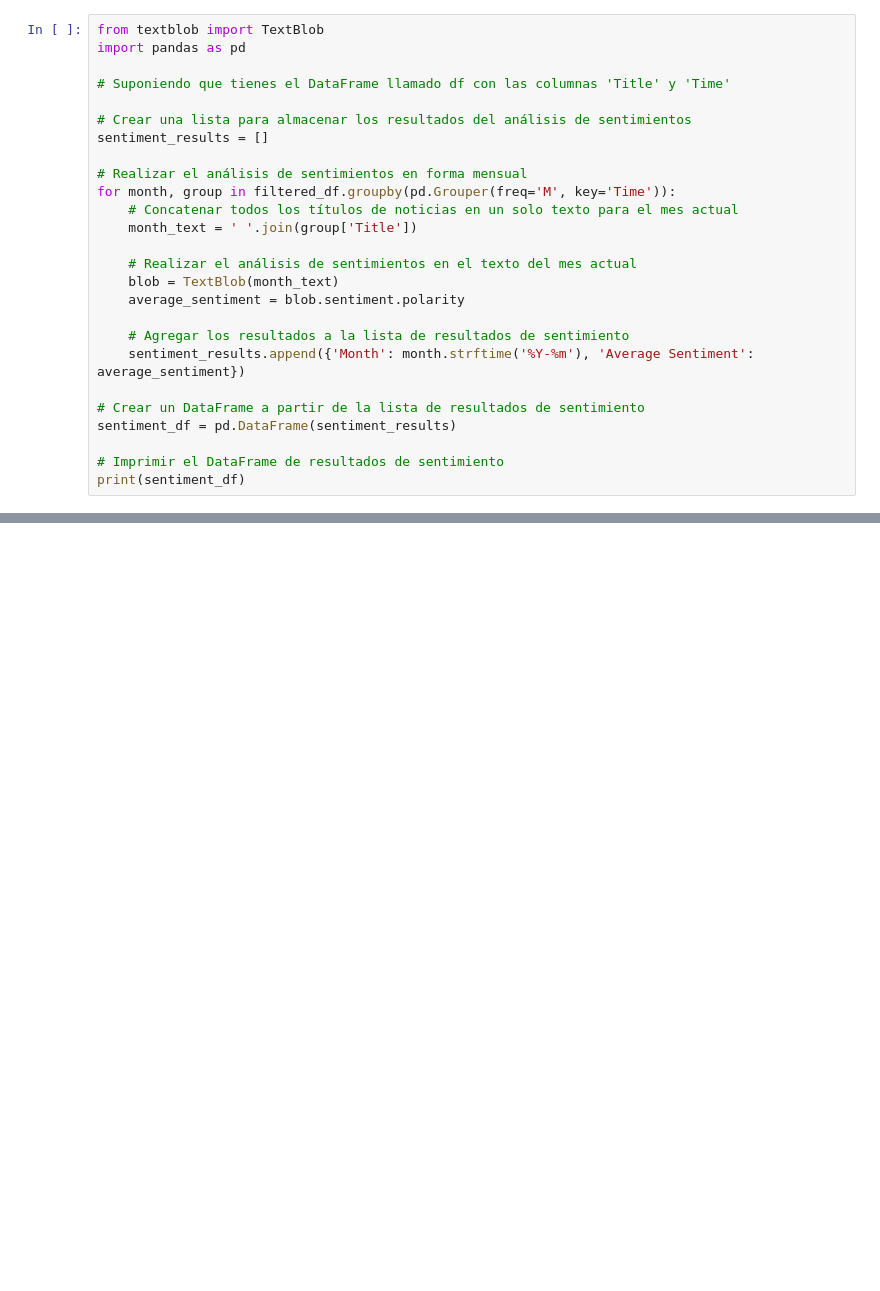
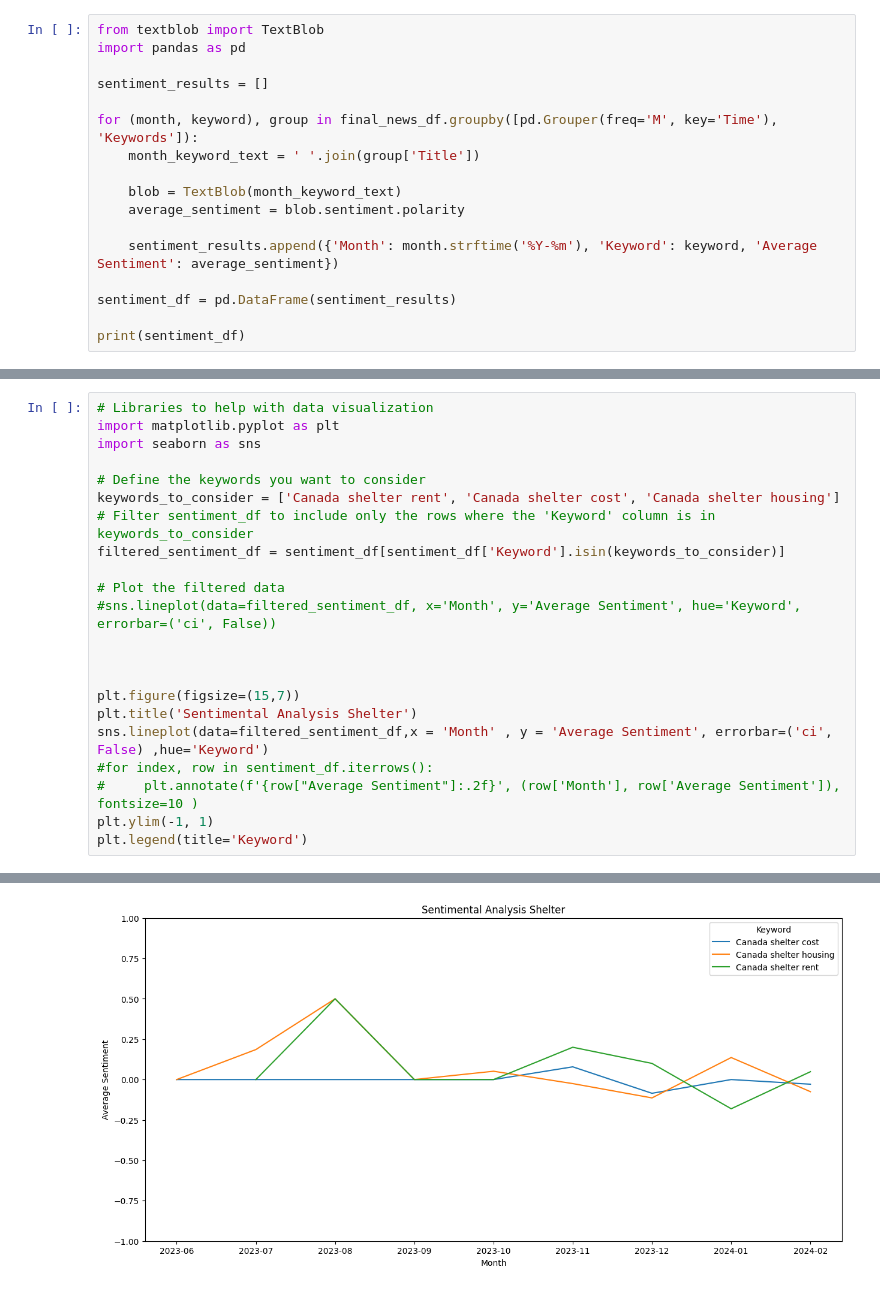
Before and after one commit to xstorresm/Sentimental_Analysis, a Jupyter notebook: CaptureMassiveNews.ipynb, the cells around one changed output, grey strips where cells are left out. Saved outputs shown, nothing was run; the diff lists cells and outputs as text; blank space fills up the shorter version.

```diff
--- a/CaptureMassiveNews.ipynb
+++ b/CaptureMassiveNews.ipynb
@@ -208,25 +235,16 @@ filtered_df.to_csv('news2.csv', index=False)
 from textblob import TextBlob
 import pandas as pd
 
-# Suponiendo que tienes el DataFrame llamado df con las columnas 'Title' y 'Time'
-
-# Crear una lista para almacenar los resultados del análisis de sentimientos
 sentiment_results = []
 
-# Realizar el análisis de sentimientos en forma mensual
-for month, group in filtered_df.groupby(pd.Grouper(freq='M', key='Time')):
-    # Concatenar todos los títulos de noticias en un solo texto para el mes actual
-    month_text = ' '.join(group['Title'])
+for (month, keyword), group in final_news_df.groupby([pd.Grouper(freq='M', key='Time'), 'Keywords']):
+    month_keyword_text = ' '.join(group['Title'])
 
-    # Realizar el análisis de sentimientos en el texto del mes actual
-    blob = TextBlob(month_text)
+    blob = TextBlob(month_keyword_text)
     average_sentiment = blob.sentiment.polarity
 
-    # Agregar los resultados a la lista de resultados de sentimiento
-    sentiment_results.append({'Month': month.strftime('%Y-%m'), 'Average Sentiment': average_sentiment})
+    sentiment_results.append({'Month': month.strftime('%Y-%m'), 'Keyword': keyword, 'Average Sentiment': average_sentiment})
 
-# Crear un DataFrame a partir de la lista de resultados de sentimiento
 sentiment_df = pd.DataFrame(sentiment_results)
 
-# Imprimir el DataFrame de resultados de sentimiento
 print(sentiment_df)
@@ -232,0 +266,23 @@ print(sentiment_df)
+# %%
+# Libraries to help with data visualization
+import matplotlib.pyplot as plt
+import seaborn as sns
+
+# Define the keywords you want to consider
+keywords_to_consider = ['Canada shelter rent', 'Canada shelter cost', 'Canada shelter housing']
+# Filter sentiment_df to include only the rows where the 'Keyword' column is in keywords_to_consider
+filtered_sentiment_df = sentiment_df[sentiment_df['Keyword'].isin(keywords_to_consider)]
+
+# Plot the filtered data
+#sns.lineplot(data=filtered_sentiment_df, x='Month', y='Average Sentiment', hue='Keyword', errorbar=('ci', False))
+
+
+
+plt.figure(figsize=(15,7))
+plt.title('Sentimental Analysis Shelter')
+sns.lineplot(data=filtered_sentiment_df,x = 'Month' , y = 'Average Sentiment', errorbar=('ci', False) ,hue='Keyword')
+#for index, row in sentiment_df.iterrows():
+#     plt.annotate(f'{row["Average Sentiment"]:.2f}', (row['Month'], row['Average Sentiment']), fontsize=10 )
+plt.ylim(-1, 1)
+plt.legend(title='Keyword')
+# %% [output]
@@ -232,0 +290 @@ print(sentiment_df)
+[figure, added]
```
Also changed, not shown: parts of 14 cells of this notebook.
